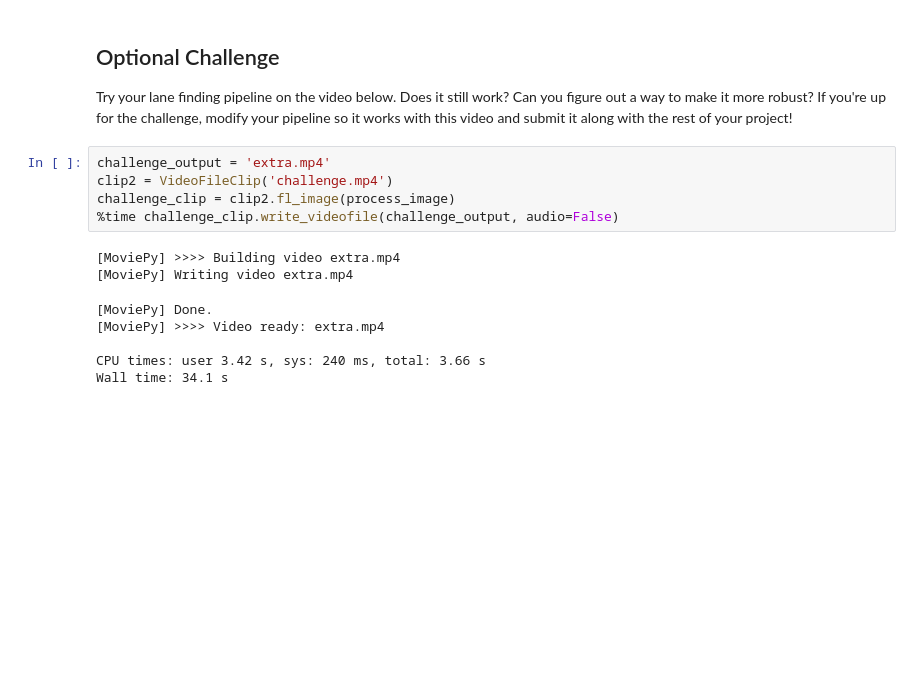
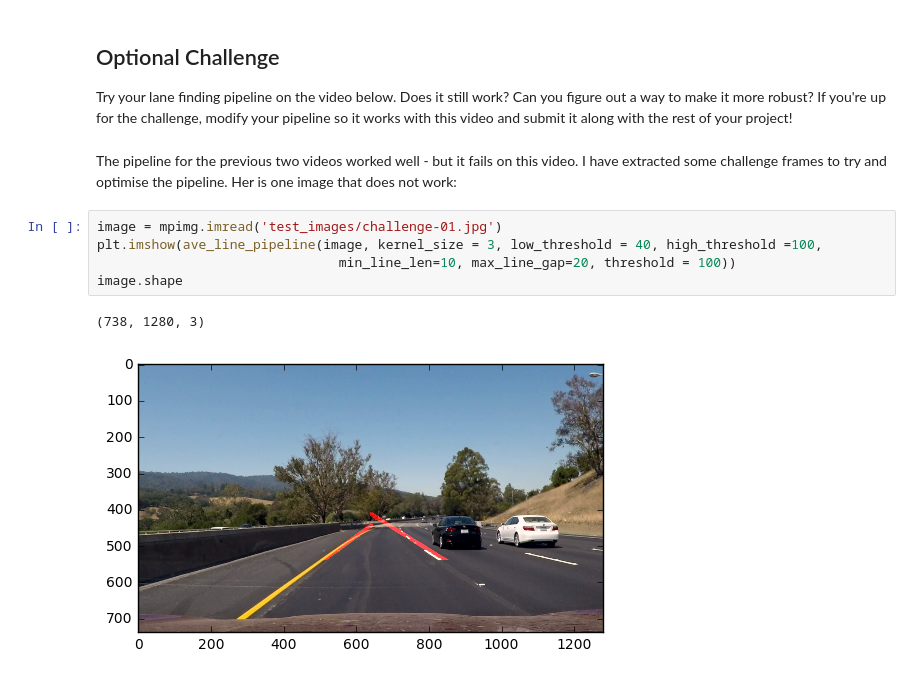
Before and after one commit to mattwg/carnd-project1, a Jupyter notebook: P1.ipynb, the cells around one changed output. Drawn from its saved outputs; the diff is of its cells as text; blank space fills up the shorter version.

```diff
--- a/P1.ipynb
+++ b/P1.ipynb
@@ -409,16 +473,13 @@ If you're satisfied with your video outputs it's time to submit!  Submit this ip
 ## Optional Challenge
 
 Try your lane finding pipeline on the video below.  Does it still work?  Can you figure out a way to make it more robust?  If you're up for the challenge, modify your pipeline so it works with this video and submit it along with the rest of your project!
-# %%
-challenge_output = 'extra.mp4'
-clip2 = VideoFileClip('challenge.mp4')
-challenge_clip = clip2.fl_image(process_image)
-%time challenge_clip.write_videofile(challenge_output, audio=False)
-# %% [output]
-[MoviePy] >>>> Building video extra.mp4
-[MoviePy] Writing video extra.mp4
-[MoviePy] Done.
-[MoviePy] >>>> Video ready: extra.mp4
-
-CPU times: user 3.42 s, sys: 240 ms, total: 3.66 s
-Wall time: 34.1 s
+# %% [markdown]
+The pipeline for the previous two videos worked well - but it fails on this video.  I have extracted some challenge frames to try and optimise the pipeline.  Her is one image that does not work:
+# %%
+image = mpimg.imread('test_images/challenge-01.jpg')
+plt.imshow(ave_line_pipeline(image, kernel_size = 3, low_threshold = 40, high_threshold =100,
+                               min_line_len=10, max_line_gap=20, threshold = 100))
+image.shape
+# %% [output]
+(738, 1280, 3)
+[figure, added]
```
Also changed, not shown: parts of 15 cells of this notebook, 28 other files.
